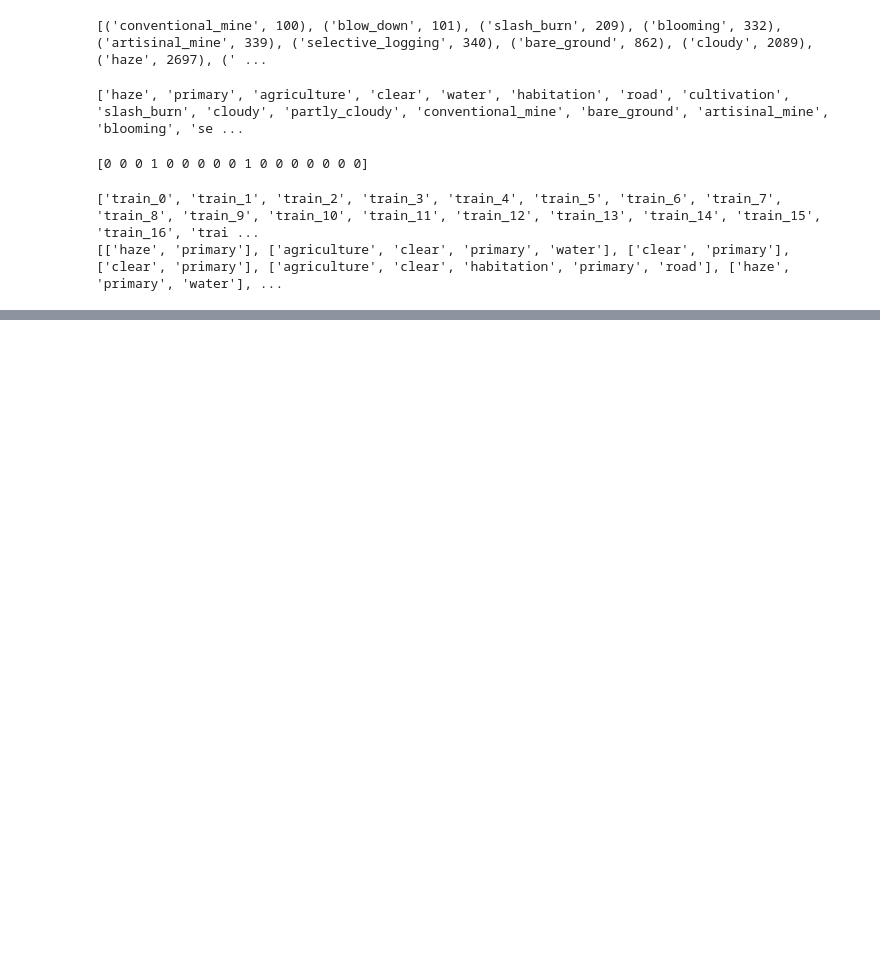
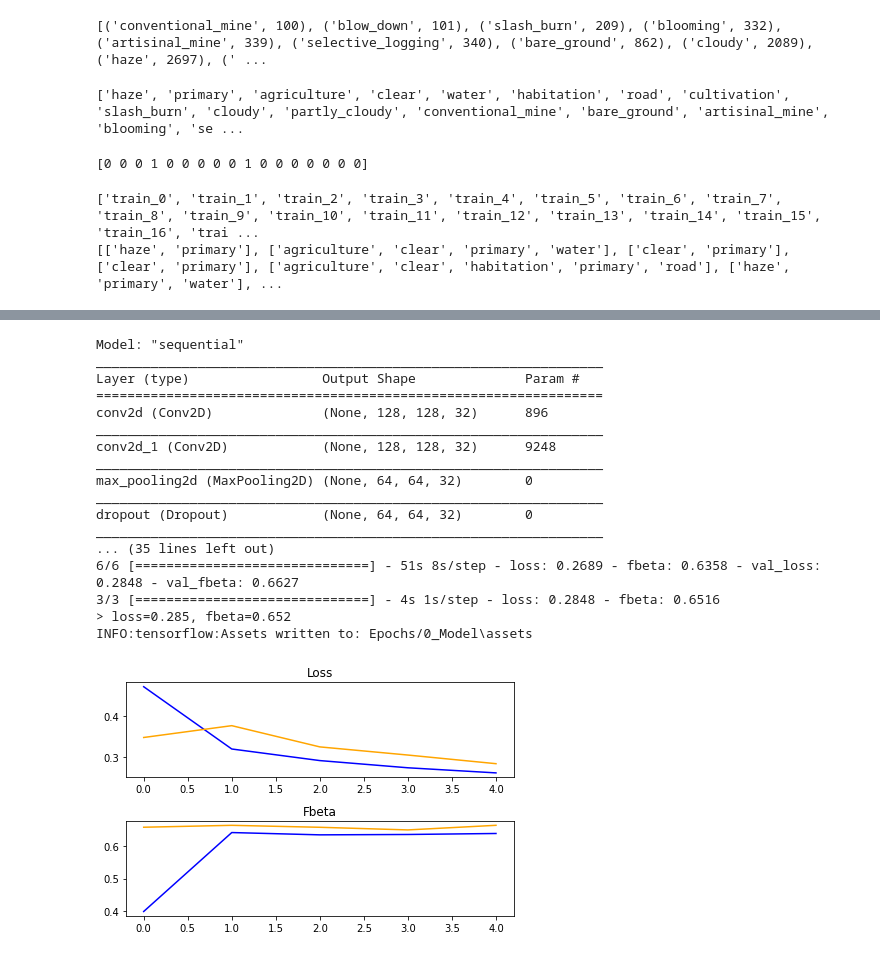
Before and after one commit to GreenBay-poject/MLModel, a Jupyter notebook: mlmodel.ipynb, the cells around one changed output, grey strips where cells are left out. Cells and saved outputs as stored; diff of their text form; code cells hidden in the pictures; blank space fills up the shorter version.

Commit message:
Finalized Model

```diff
--- a/mlmodel.ipynb
+++ b/mlmodel.ipynb
@@ -83,7 +83,7 @@ file_tags=encodingBinaryPrepare(result[1])
 def prepare_X_y(path,file_names,file_tags):
     photos,codes=list(),list()
     i=0
-    for file_name in file_names[0:1000]:
+    for file_name in file_names:
         #dirname = os.path.dirname(__file__)
         realfilename = 'train-jpg/'+file_name+'.jpg'
         photo=load_img(realfilename,target_size=(128,128))
@@ -208,13 +186,21 @@ trainX, testX, trainY, testY = divide_train_test()
 train_datagen = ImageDataGenerator(rescale=1.0/255.0, horizontal_flip=True, vertical_flip=True, rotation_range=90)
 test_datagen = ImageDataGenerator(rescale=1.0/255.0)
 
+train_it = train_datagen.flow(trainX, trainY, batch_size=32)
+test_it = test_datagen.flow(testX, testY, batch_size=32)
 
-# datagen = ImageDataGenerator(rescale=1.0/255.0)
-train_it = train_datagen.flow(trainX, trainY, batch_size=128)
-test_it = test_datagen.flow(testX, testY, batch_size=128)
-history = model.fit(train_it, steps_per_epoch=len(train_it),
-    validation_data=test_it, validation_steps=len(test_it), epochs=5, verbose=1) #epochs=50
-loss, fbeta = model.evaluate(test_it, steps=len(test_it), verbose=1)
-print('> loss=%.3f, fbeta=%.3f' % (loss, fbeta))
-ploting_graphs(history)
-model.save('Final_Model.h5')
+def stage(i):
+    if(i==0):
+        model = define_model()
+        model.summary()
+    else:
+        model=load_model("Epochs/"+str(i-1)+'_Model',custom_objects={'fbeta':fbeta},compile=False)
+        opt = SGD(lr=0.01, momentum=0.9)
+        model.compile(optimizer=opt, loss='binary_crossentropy', metrics=[fbeta])
+
+    history = model.fit(train_it, steps_per_epoch=len(train_it),
+        validation_data=test_it, validation_steps=len(test_it), epochs=5, verbose=1) #epochs=50
+    loss, fbeta_ = model.evaluate(test_it, steps=len(test_it), verbose=1)
+    print('> loss=%.3f, fbeta=%.3f' % (loss, fbeta_))
+    ploting_graphs(history)
+    model.save("Epochs/"+str(i)+'_Model',save_format='tf')
@@ -235,0 +207,21 @@ Epoch 5/5
+# %%
+stage(0)
+# %% [output]
+Model: "sequential"
+_________________________________________________________________
+Layer (type)                 Output Shape              Param #
+=================================================================
+conv2d (Conv2D)              (None, 128, 128, 32)      896
+_________________________________________________________________
+conv2d_1 (Conv2D)            (None, 128, 128, 32)      9248
+_________________________________________________________________
+max_pooling2d (MaxPooling2D) (None, 64, 64, 32)        0
+_________________________________________________________________
+dropout (Dropout)            (None, 64, 64, 32)        0
+_________________________________________________________________
+... (35 lines left out)
+6/6 [==============================] - 51s 8s/step - loss: 0.2689 - fbeta: 0.6358 - val_loss: 0.2848 - val_fbeta: 0.6627
+3/3 [==============================] - 4s 1s/step - loss: 0.2848 - fbeta: 0.6516
+> loss=0.285, fbeta=0.652
+INFO:tensorflow:Assets written to: Epochs/0_Model\assets
+[figure, added]
```
Also changed, not shown: parts of 5 cells of this notebook, 6 other files.
